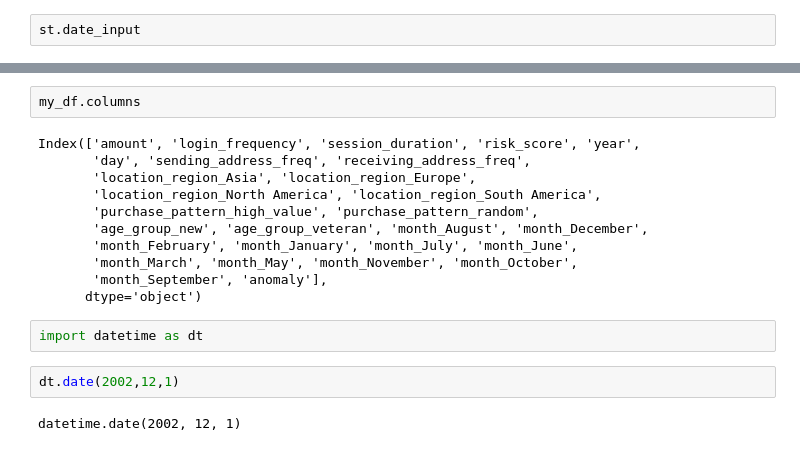
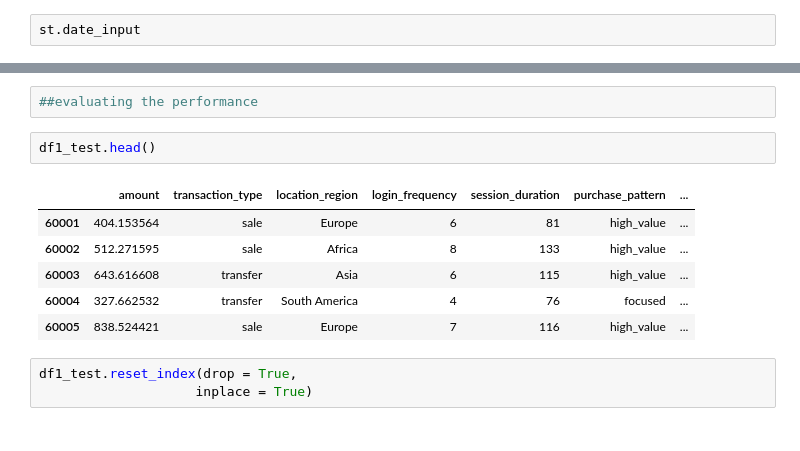
Before and after one commit to OLUYAKOBO/metaverse_transaction_anomaly_prediction, a Jupyter notebook: anomaly_prediction.ipynb, the cells around one changed output, grey strips where cells are left out. Saved outputs shown, nothing was run; the diff lists cells and outputs as text.

```diff
--- a/anomaly_prediction.ipynb
+++ b/anomaly_prediction.ipynb
@@ -905,19 +950,14 @@ Index(['hour_of_day', 'amount', 'transaction_type', 'location_region',
-# %%
-my_df.columns
-# %% [output]
-Index(['amount', 'login_frequency', 'session_duration', 'risk_score', 'year',
-       'day', 'sending_address_freq', 'receiving_address_freq',
-       'location_region_Asia', 'location_region_Europe',
-       'location_region_North America', 'location_region_South America',
-       'purchase_pattern_high_value', 'purchase_pattern_random',
-       'age_group_new', 'age_group_veteran', 'month_August', 'month_December',
-       'month_February', 'month_January', 'month_July', 'month_June',
-       'month_March', 'month_May', 'month_November', 'month_October',
-       'month_September', 'anomaly'],
-      dtype='object')
-# %%
-import datetime as dt
-# %%
-dt.date(2002,12,1)
-# %% [output]
-datetime.date(2002, 12, 1)
+# %%
+##evaluating the performance
+# %%
+df1_test.head()
+# %% [output]
+|  | amount | transaction_type | location_region | login_frequency | session_duration | purchase_pattern | ... |
+| 60001 | 404.153564 | sale | Europe | 6 | 81 | high_value | ... |
+| 60002 | 512.271595 | sale | Africa | 8 | 133 | high_value | ... |
+| 60003 | 643.616608 | transfer | Asia | 6 | 115 | high_value | ... |
+| 60004 | 327.662532 | transfer | South America | 4 | 76 | focused | ... |
+| 60005 | 838.524421 | sale | Europe | 7 | 116 | high_value | ... |
+# %%
+df1_test.reset_index(drop = True,
+                    inplace = True)
```
Also changed, not shown: parts of 39 cells of this notebook, 1 other file.
